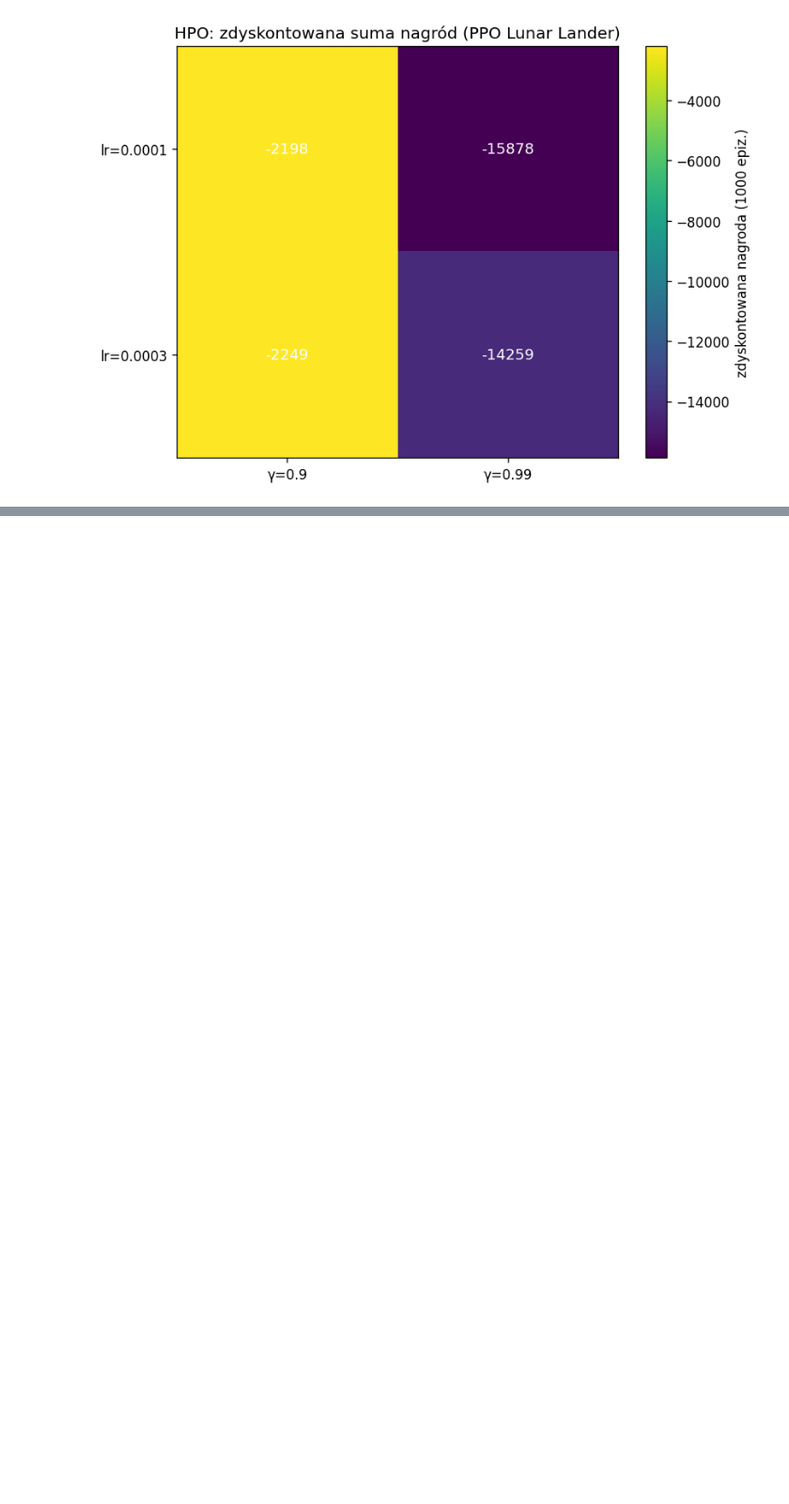
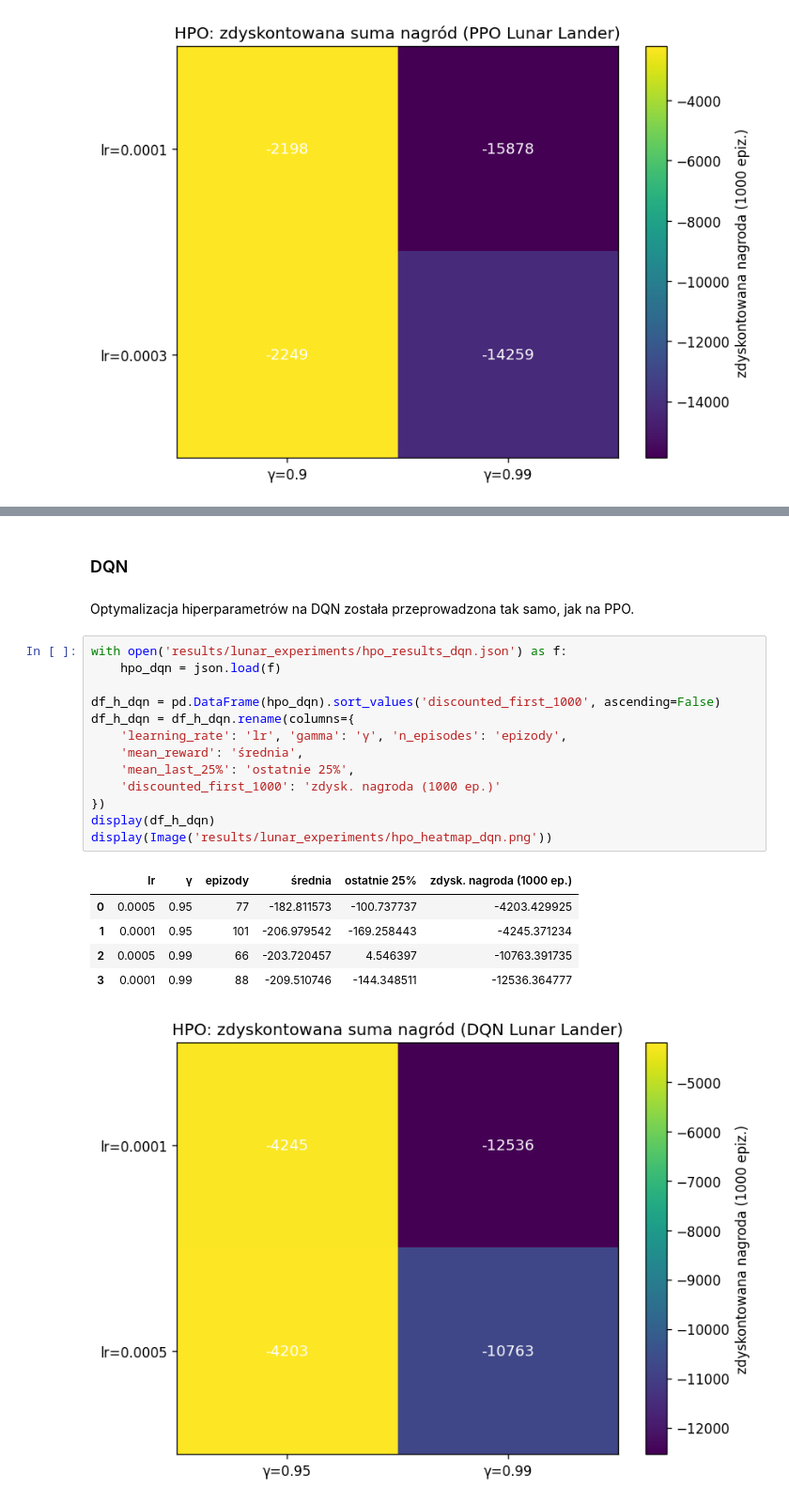
Before and after one commit to akaButter/Inteligencja-obliczeniowa, a Jupyter notebook: lab03/raport3.ipynb, the cells around one changed output, grey strips where cells are left out. Shown at 94% size. Drawn from its saved outputs; the diff is of its cells as text; blank space fills up the shorter version.

```diff
--- a/lab03/raport3.ipynb
+++ b/lab03/raport3.ipynb
@@ -212,3 +214,27 @@ display(Image('results/lunar_experiments/hpo_heatmap.png'))
 Najwyższą zdyskontowaną sumę nagród w pierwszych 1000 epizodach uzyskała konfiguracja lr=1e-4, γ=0.9 (-2197). Druga w kolejności - lr=3e-4, γ=0.9 (-2249) - jest jednak lepsza pod względem średniej z ostatnich 25% epizodów (-114 vs -165).
 
 Wnioski: kryterium "zdyskontowana suma w 1000 epizodach" faworyzuje wolniejsze uczenie z mniejszym lr, bo na początku oba modele są tak samo słabe, ale wyższy lr daje większą wariancję wczesnych nagród (czasem bardzo złe). Dla finalnej jakości polityki lepszym kryterium jest średnia z końcówki treningu - tam wygrywa lr=3e-4.
+# %% [markdown]
+### DQN
+# %% [markdown]
+Optymalizacja hiperparametrów na DQN została przeprowadzona tak samo, jak na PPO.
+# %%
+with open('results/lunar_experiments/hpo_results_dqn.json') as f:
+    hpo_dqn = json.load(f)
+
+df_h_dqn = pd.DataFrame(hpo_dqn).sort_values('discounted_first_1000', ascending=False)
+df_h_dqn = df_h_dqn.rename(columns={
+    'learning_rate': 'lr', 'gamma': 'γ', 'n_episodes': 'epizody',
+    'mean_reward': 'średnia',
+    'mean_last_25%': 'ostatnie 25%',
+    'discounted_first_1000': 'zdysk. nagroda (1000 ep.)'
+})
+display(df_h_dqn)
+display(Image('results/lunar_experiments/hpo_heatmap_dqn.png'))
+# %% [output]
+|  | lr | γ | epizody | średnia | ostatnie 25% | zdysk. nagroda (1000 ep.) |
+| 0 | 0.0005 | 0.95 | 77 | -182.811573 | -100.737737 | -4203.429925 |
+| 1 | 0.0001 | 0.95 | 101 | -206.979542 | -169.258443 | -4245.371234 |
+| 2 | 0.0005 | 0.99 | 66 | -203.720457 | 4.546397 | -10763.391735 |
+| 3 | 0.0001 | 0.99 | 88 | -209.510746 | -144.348511 | -12536.364777 |
+[figure, added]
```
Also changed, not shown: parts of 4 cells of this notebook, 3 other files.
